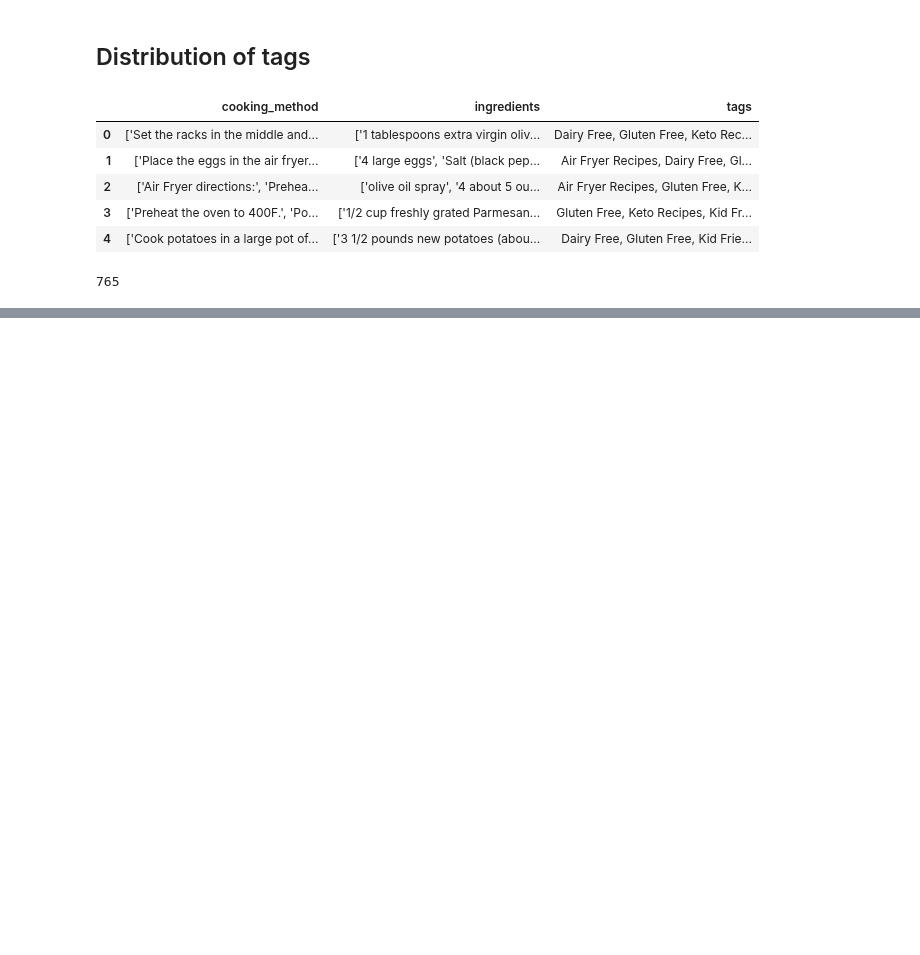
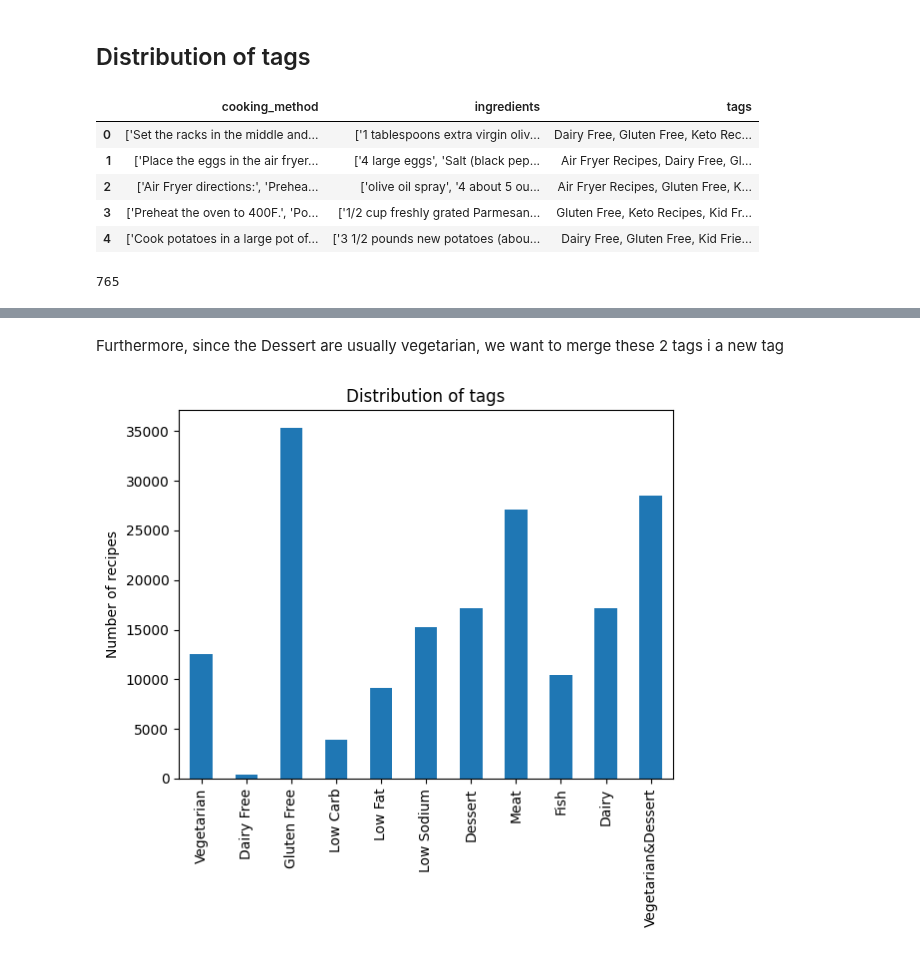
Before and after one commit to lavo2/HLT-Project, a Jupyter notebook: Data_Understanding.ipynb, the cells around one changed output, grey strips where cells are left out. Cells and saved outputs as stored; diff of their text form; code cells hidden in the pictures; blank space fills up the shorter version.

Commit message:
rebasing, delete 2 file successfully merged !!!

```diff
--- a/Data_Understanding.ipynb
+++ b/Data_Understanding.ipynb
@@ -125,0 +173,33 @@ len(tags)
+# %%
+#the same for meat, fish and dairy
+
+#meat
+meat = get_meat_tags()
+regex_m = '|'.join(meat)
+
+def is_meat(tags):
+    return bool(re.search(regex_m, tags))
+
+df['Meat'] = df['tags'].apply(is_meat)
+
+
+#fish
+fish = get_fish_tags()
+regex_f = '|'.join(fish)
+
+def is_fish(tags):
+    return bool(re.search(regex_f, tags))
+
+df['Fish'] = df['tags'].apply(is_fish)
+
+
+#dairy
+dairy = get_dairy_tags()
+regex_da = '|'.join(dairy)
+
+def is_dairy(tags):
+    return bool(re.search(regex_da, tags))
+
+df['Dairy'] = df['tags'].apply(is_dairy)
+
+df.head()
@@ -125,0 +213,13 @@ len(tags)
+# %% [markdown]
+Furthermore, since the Dessert are usually vegetarian, we want to merge these 2 tags i a new tag
+# %%
+df['Vegetarian&Dessert'] = df['Vegetarian'] | df['Dessert']
+# %%
+tags = df.columns[3:]
+tags_dist = df[tags].sum()
+tags_dist.plot(kind='bar')
+plt.ylabel('Number of recipes')
+plt.title('Distribution of tags')
+plt.show()
+# %% [output]
+[figure, added]
```
Also changed, not shown: parts of 9 cells of this notebook, 5 other files.
